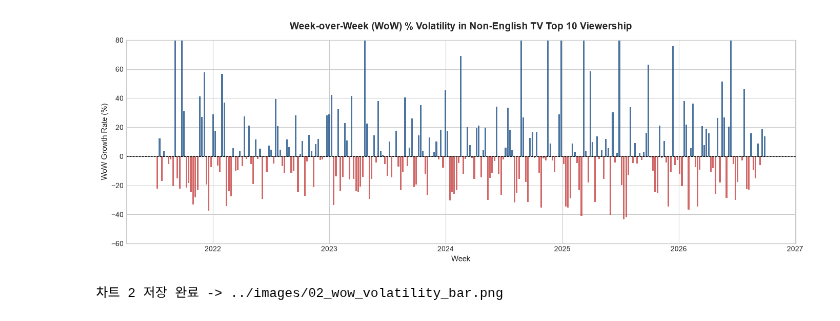
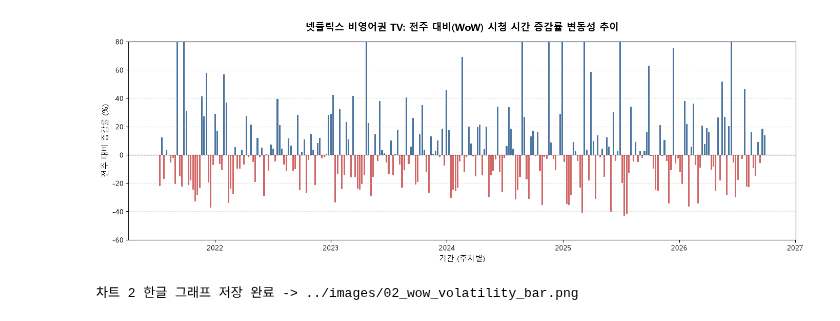
Before and after one commit to love4xox/netflix-content-lifecycle, a Jupyter notebook: notebooks/02_weekly_trend_and_wow.ipynb, the cells around one changed output. Saved outputs shown, nothing was run; the diff lists cells and outputs as text; code cells hidden in the pictures.

```diff
--- a/notebooks/02_weekly_trend_and_wow.ipynb
+++ b/notebooks/02_weekly_trend_and_wow.ipynb
@@ -81,23 +119,38 @@ print(f"선 3개 그래프 완성 및 저장 완료 -> {chart1_path}")
 # %%
+import matplotlib.pyplot as plt
+import pandas as pd
+
+# 1. 한글 폰트 설정 (맑은 고딕 및 마이너스 부호 깨짐 방지)
+plt.rcParams['font.family'] = 'Malgun Gothic'
+plt.rcParams['axes.unicode_minus'] = False
+
+# 2. 데이터 불러오기 (weekly_macro 정의)
+weekly_macro = pd.read_csv('../data/processed/01_weekly_macro_series.csv')
+weekly_macro['week'] = pd.to_datetime(weekly_macro['week'])
+
+# 3. 바차트 시각화
 plt.figure(figsize=(14, 5))
 
-# 양수(상승 주차)는 소프트 블루, 음수(하락 주차)는 소프트 레드로 구분
-colors = ['#2b5c8f' if val >= 0 else '#c94c4c' for val in weekly_macro['wow_pct_change']]
+# 양수(상승 주차)는 네이비 블루, 음수(하락 주차)는 소프트 레드로 구분
+colors = ['#2B5C8F' if val >= 0 else '#C94C4C' for val in weekly_macro['wow_pct_change']]
 
 plt.bar(weekly_macro['week'], weekly_macro['wow_pct_change'], color=colors, width=5, alpha=0.85)
 plt.axhline(0, color='black', linewidth=0.8, linestyle='--')
 
-plt.title('Week-over-Week (WoW) % Volatility in Non-English TV Top 10 Viewership', fontsize=14, fontweight='bold', pad=15)
-plt.xlabel('Week', fontsize=11)
-plt.ylabel('WoW Growth Rate (%)', fontsize=11)
+# 한글 타이틀 및 축 레이블 설정
+plt.title('넷플릭스 비영어권 TV: 전주 대비(WoW) 시청 시간 증감률 변동성 추이', fontsize=14, fontweight='bold', pad=15)
+plt.xlabel('기간 (주차별)', fontsize=11)
+plt.ylabel('전주 대비 증감률 (%)', fontsize=11)
 plt.ylim(-60, 80)
+plt.grid(True, linestyle='--', alpha=0.4, axis='y')
 plt.tight_layout()
 
-# 이미지 저장
+# 4. 이미지 저장
 chart2_path = '../images/02_wow_volatility_bar.png'
 plt.savefig(chart2_path, dpi=300)
 plt.show()
-print(f"차트 2 저장 완료 -> {chart2_path}")
+
+print(f"차트 2 한글 그래프 저장 완료 -> {chart2_path}")
 # %% [output]
-[figure, old version]
+[figure, new version]
-차트 2 저장 완료 -> ../images/02_wow_volatility_bar.png
+차트 2 한글 그래프 저장 완료 -> ../images/02_wow_volatility_bar.png
```
Also changed, not shown: parts of 2 cells of this notebook, 15 other files.
